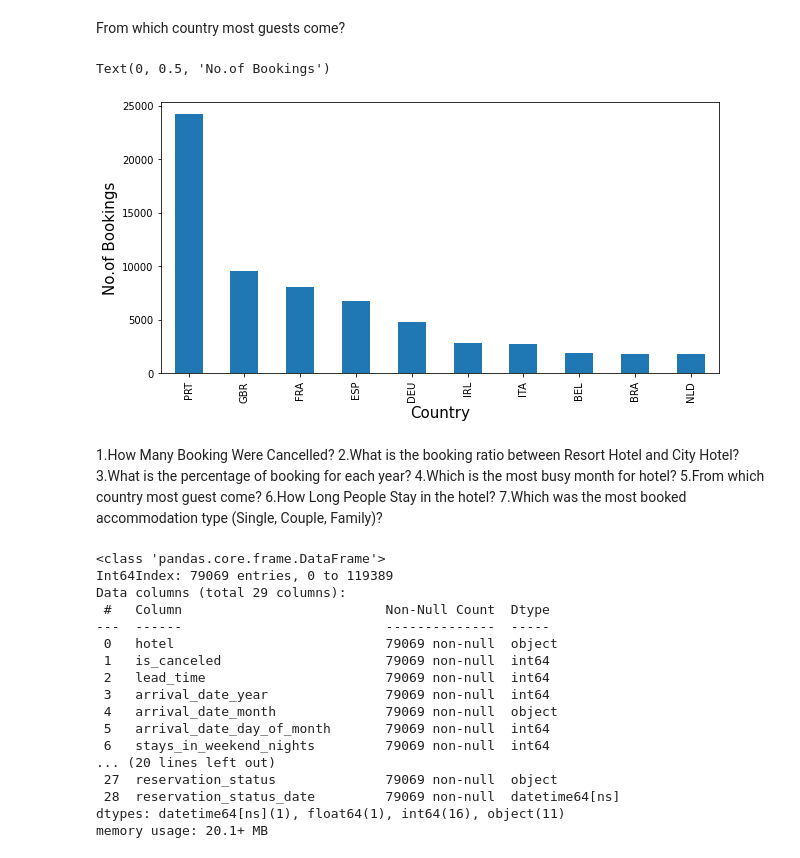
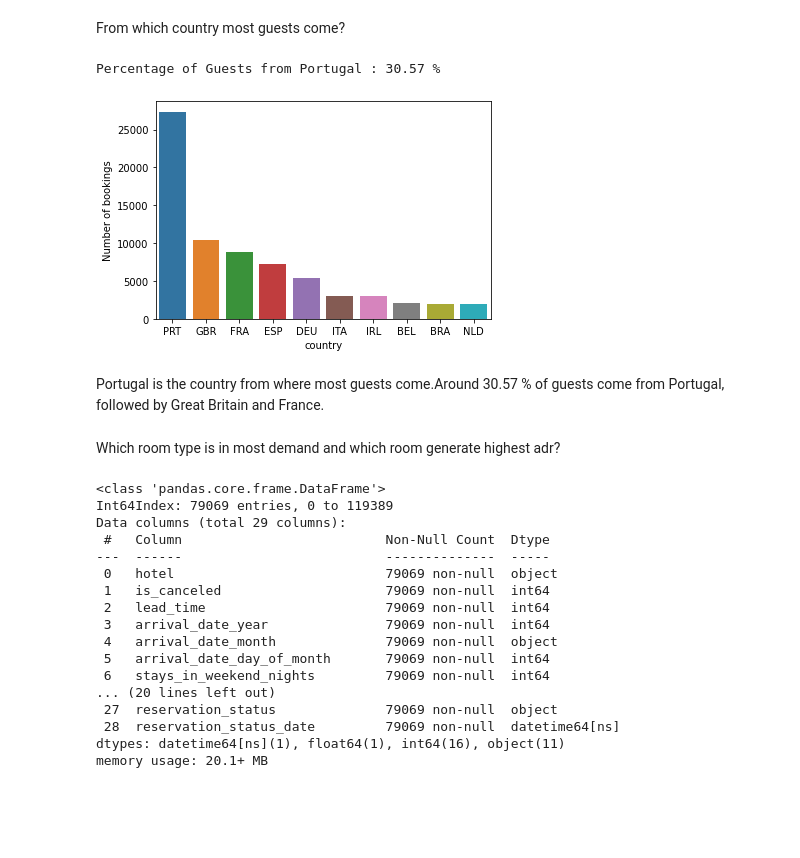
Before and after one commit to SakshamTripathi1996/Data-Science, a Jupyter notebook: Saksham_Hotel_Booking_Analysis_Capstone_Project.ipynb, the cells around one changed output. Saved outputs shown, nothing was run; the diff lists cells and outputs as text; code cells hidden in the pictures; blank space fills up the shorter version.

```diff
--- a/Saksham_Hotel_Booking_Analysis_Capstone_Project.ipynb
+++ b/Saksham_Hotel_Booking_Analysis_Capstone_Project.ipynb
@@ -115,0 +126,2 @@ sns.heatmap(data.isnull(),yticklabels=False,cbar=False,cmap='viridis')
+# %%
+data['country'].fillna('unknown', inplace = True)
@@ -118,3 +152,3 @@ sns.heatmap(data.isnull(),yticklabels=False,cbar=False,cmap='viridis')
 # %%
 data['reservation_status_date']=pd.to_datetime(data['reservation_status_date']).dt.date.astype('datetime64[ns]')
-data['children']=data['children'].astype(int)
+data[['children','company','agent']]=data[['children','company','agent']].astype(int)
@@ -123,9 +154,0 @@ Dropping Data which  does not make any sense.
-# %%
-data[data['children']+data['babies']+data['adults']==0].shape
-data.drop(data[data['children']+data['babies']+data['adults']==0].index,inplace=True)
-data.drop('arrival_date_week_number',inplace=True,axis=1)
-data.drop('company',inplace=True,axis=1)
-data.drop('agent',inplace=True,axis=1)
-# %%
-nullv={'country':'unknown',"children":"0"}
-data=data.fillna(nullv)
@@ -154,18 +161,22 @@ a=a[:10]
-# %%
-ax=a.plot.bar(figsize=(10,5),fontsize=10)
-ax.set_xlabel("Country",fontsize=15)
-ax.set_ylabel("No.of Bookings",fontsize=15)
-# %% [output]
-Text(0, 0.5, 'No.of Bookings')
-[figure, removed]
-# %% [markdown]
-1.How Many Booking Were Cancelled?
-2.What is the booking ratio between Resort Hotel and City Hotel?
-3.What is the percentage of booking for each year?
-4.Which is the most busy month for hotel?
-5.From which country most guest come?
-6.How Long People Stay in the hotel?
-7.Which was the most booked accommodation type (Single, Couple, Family)?
+# %%
+max_all=data.groupby('country')['country'].count().max()
+sum_all=data.groupby('country')['country'].count().sum()
+percentage_of_prt=max_all*100/sum_all
+print("Percentage of Guests from Portugal :",round(percentage_of_prt,2),"%" )
+# %% [output]
+Percentage of Guests from Portugal : 30.57 %
+# %%
+group_by_country=data.groupby('country')
+d2=pd.DataFrame(group_by_country.size()).rename(columns={0:'Number of bookings'}).sort_values('Number of bookings',ascending=False)
+d2=d2[:10]
+sns.barplot(x=d2.index,y=d2['Number of bookings'])
+plt.show()
+# %% [output]
+[figure, added]
+# %% [markdown]
+Portugal is the country from where most guests come.Around 30.57 % of guests come from Portugal, followed by Great Britain and France.
+# %% [markdown]
+Which room type is in most demand and which room generate highest adr?
 # %%
 '''
 1.How Many Booking Were Cancelled?
```
Also changed, not shown: parts of 38 cells of this notebook.
